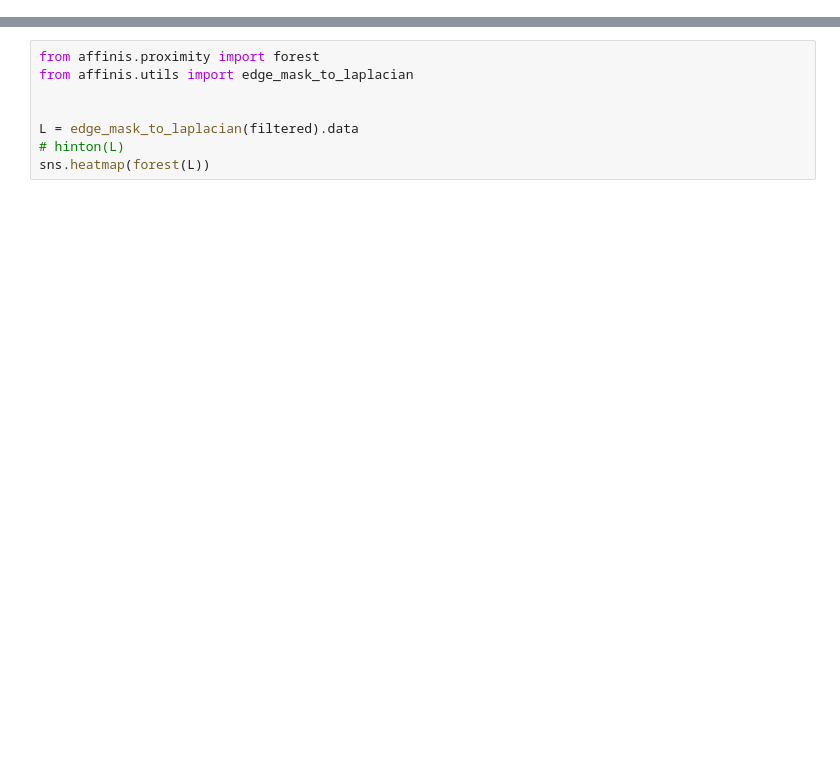
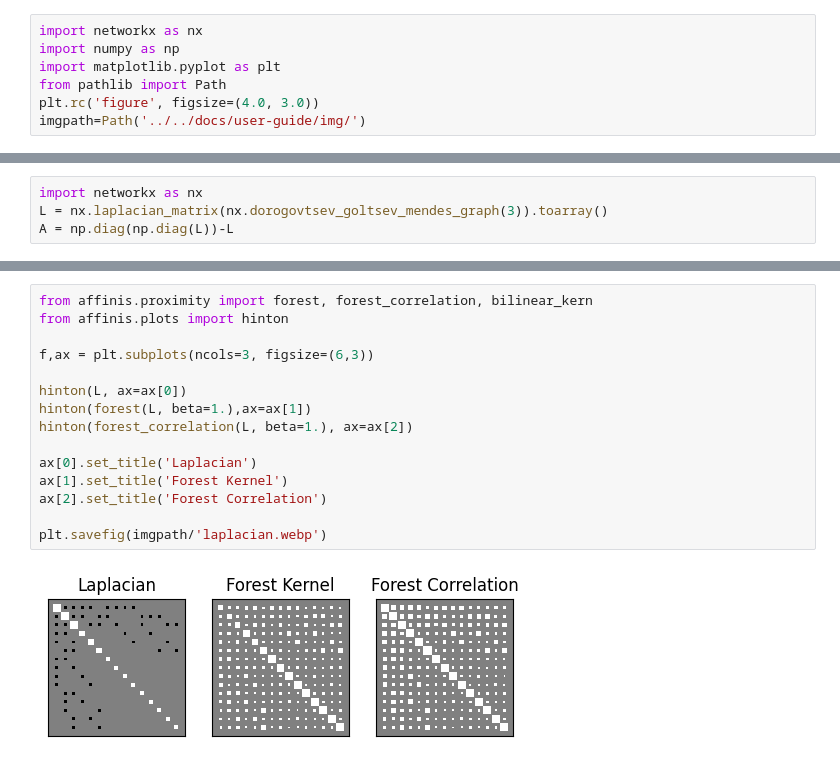
Before and after one commit to usnistgov/affinis, a Jupyter notebook: notebooks/user-guide/dist-prox.ipynb, the cells around one changed output, grey strips where cells are left out. Drawn from its saved outputs; the diff is of its cells as text; blank space fills up the shorter version.

Commit message:
finish user-guide

```diff
--- a/notebooks/user-guide/dist-prox.ipynb
+++ b/notebooks/user-guide/dist-prox.ipynb
@@ -2,0 +24,7 @@
+# %%
+import networkx as nx
+import numpy as np
+import matplotlib.pyplot as plt
+from pathlib import Path
+plt.rc('figure', figsize=(4.0, 3.0))
+imgpath=Path('../../docs/user-guide/img/')
@@ -3 +33,5 @@
+# %%
+import networkx as nx
+L = nx.laplacian_matrix(nx.dorogovtsev_goltsev_mendes_graph(3)).toarray()
+A = np.diag(np.diag(L))-L
 # %% [markdown]
@@ -13,8 +61,17 @@ Entries in this proximity matrix turn out to be the probability that a node ends
 # %%
-from affinis.proximity import forest
-from affinis.utils import edge_mask_to_laplacian
+from affinis.proximity import forest, forest_correlation, bilinear_kern
+from affinis.plots import hinton
 
+f,ax = plt.subplots(ncols=3, figsize=(6,3))
 
-L = edge_mask_to_laplacian(filtered).data
-# hinton(L)
-sns.heatmap(forest(L))
+hinton(L, ax=ax[0])
+hinton(forest(L, beta=1.),ax=ax[1])
+hinton(forest_correlation(L, beta=1.), ax=ax[2])
+
+ax[0].set_title('Laplacian')
+ax[1].set_title('Forest Kernel')
+ax[2].set_title('Forest Correlation')
+
+plt.savefig(imgpath/'laplacian.webp')
+# %% [output]
+[figure, added]
```
Also changed, not shown: parts of 20 cells of this notebook, 5 other files.
